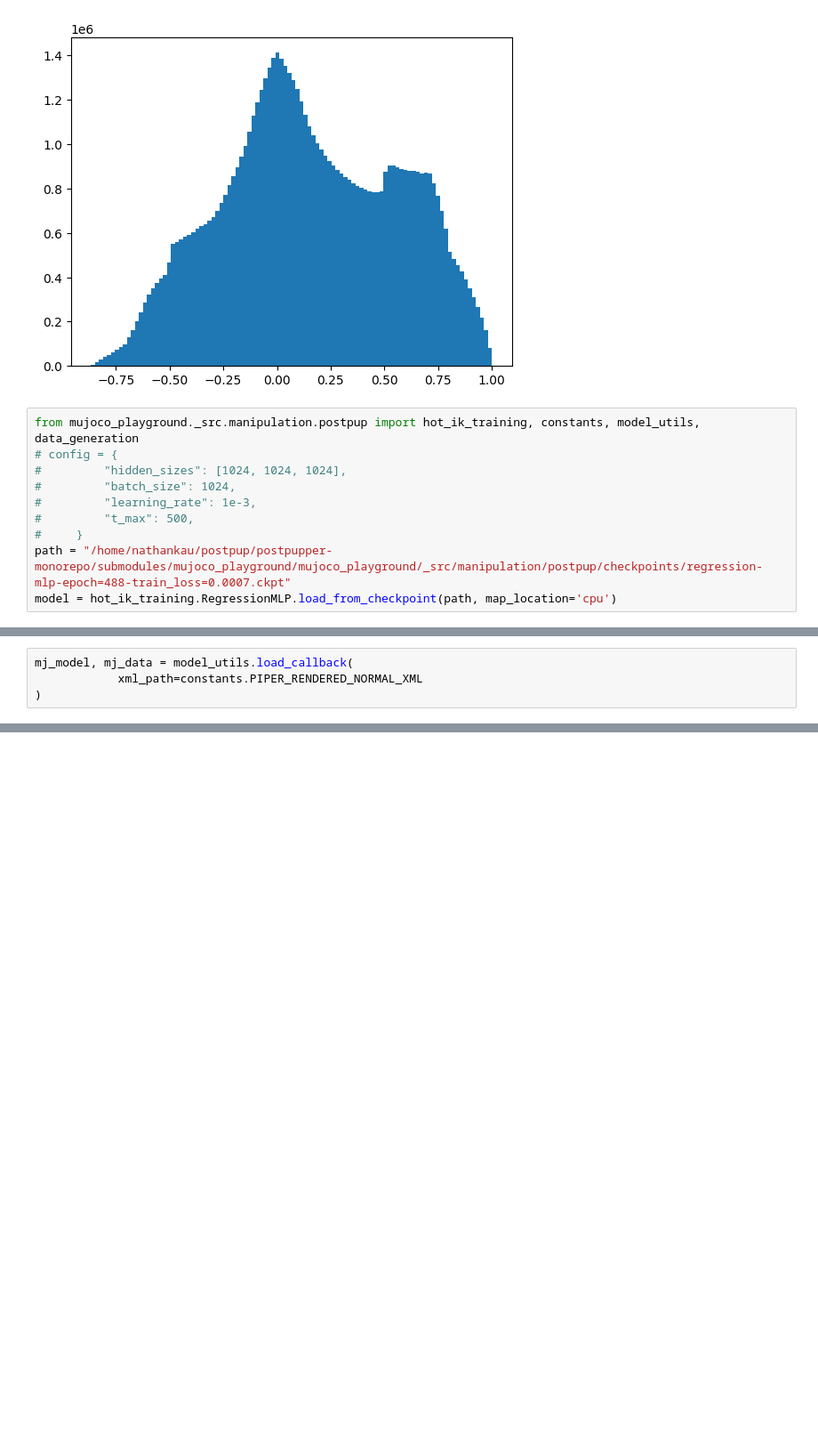
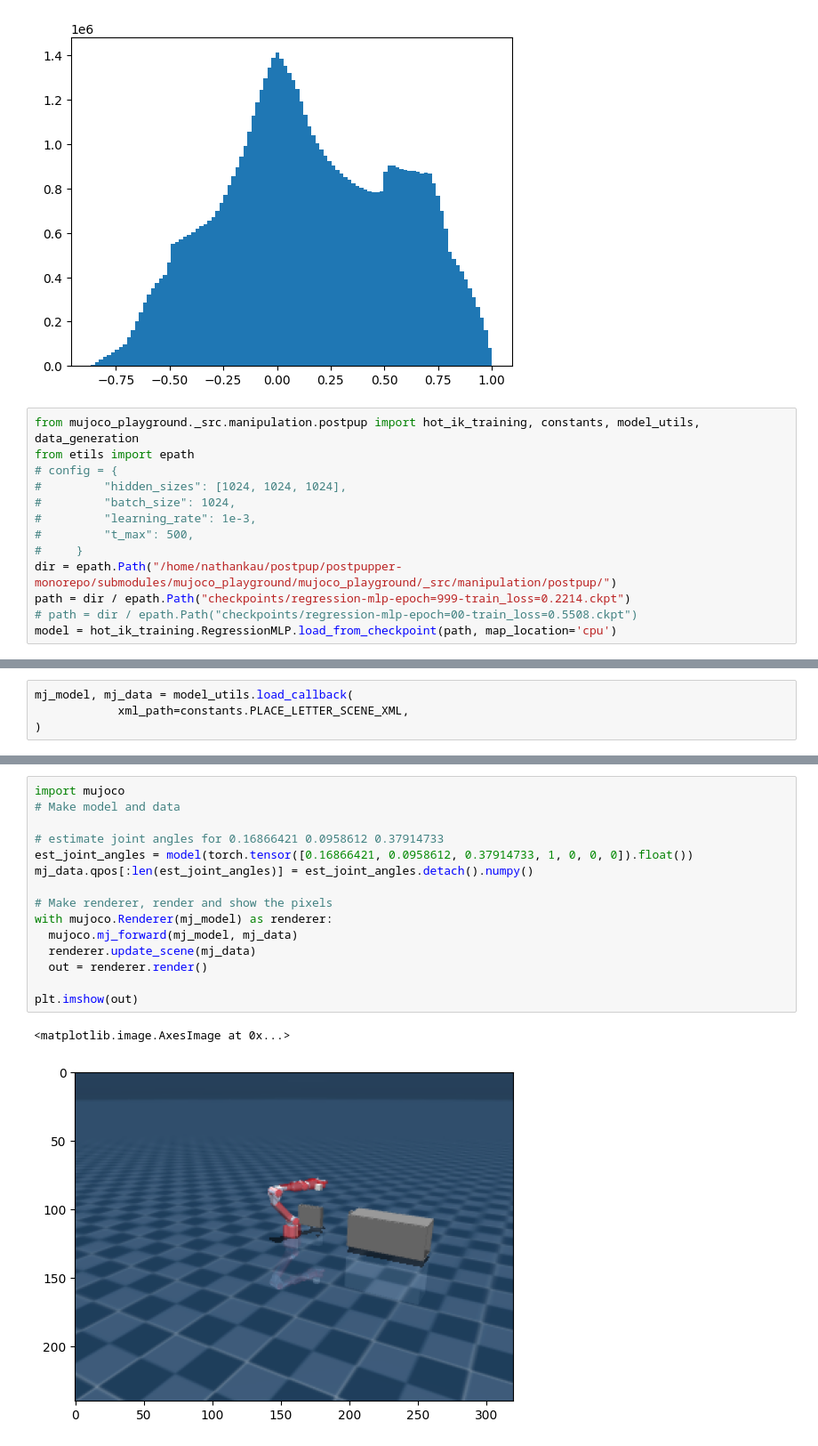
Before and after one commit to PostPupper/mujoco_playground, a Jupyter notebook: mujoco_playground/_src/manipulation/postpup/ik_training.ipynb, the cells around one changed output, grey strips where cells are left out. Shown: that part at 89% size. Cells and saved outputs as stored; diff of their text form; blank space fills up the shorter version.

Commit message:
add options for checkpointing and increase training epochs

```diff
--- a/mujoco_playground/_src/manipulation/postpup/ik_training.ipynb
+++ b/mujoco_playground/_src/manipulation/postpup/ik_training.ipynb
@@ -29,13 +29,16 @@ plt.hist(ee_pos_quat.flatten(), bins=100);
 [figure]
 # %%
 from mujoco_playground._src.manipulation.postpup import hot_ik_training, constants, model_utils, data_generation
+from etils import epath
 # config = {
 #         "hidden_sizes": [1024, 1024, 1024],
 #         "batch_size": 1024,
 #         "learning_rate": 1e-3,
 #         "t_max": 500,
 #     }
-path = "/home/nathankau/postpup/postpupper-monorepo/submodules/mujoco_playground/mujoco_playground/_src/manipulation/postpup/checkpoints/regression-mlp-epoch=488-train_loss=0.0007.ckpt"
+dir = epath.Path("/home/nathankau/postpup/postpupper-monorepo/submodules/mujoco_playground/mujoco_playground/_src/manipulation/postpup/")
+path = dir / epath.Path("checkpoints/regression-mlp-epoch=999-train_loss=0.2214.ckpt")
+# path = dir / epath.Path("checkpoints/regression-mlp-epoch=00-train_loss=0.5508.ckpt")
 model = hot_ik_training.RegressionMLP.load_from_checkpoint(path, map_location='cpu')
 # %%
 import torch
@@ -50,6 +53,6 @@ ee_pos_quat[0], est_joint_angles, joint_angles[0]
          1.30302115]))
 # %%
 mj_model, mj_data = model_utils.load_callback(
-            xml_path=constants.PIPER_RENDERED_NORMAL_XML
+            xml_path=constants.PLACE_LETTER_SCENE_XML,
 )
 # %%
@@ -56,0 +77,18 @@ generate_fk(mj_model, mj_data, est_joint_angles)
+# %%
+import mujoco
+# Make model and data
+
+# estimate joint angles for 0.16866421 0.0958612 0.37914733
+est_joint_angles = model(torch.tensor([0.16866421, 0.0958612, 0.37914733, 1, 0, 0, 0]).float())
+mj_data.qpos[:len(est_joint_angles)] = est_joint_angles.detach().numpy()
+
+# Make renderer, render and show the pixels
+with mujoco.Renderer(mj_model) as renderer:
+  mujoco.mj_forward(mj_model, mj_data)
+  renderer.update_scene(mj_data)
+  out = renderer.render()
+
+plt.imshow(out)
+# %% [output]
+<matplotlib.image.AxesImage at 0x...>
+[figure, added]
```
Also changed, not shown: parts of 4 cells of this notebook, 1 other file.
